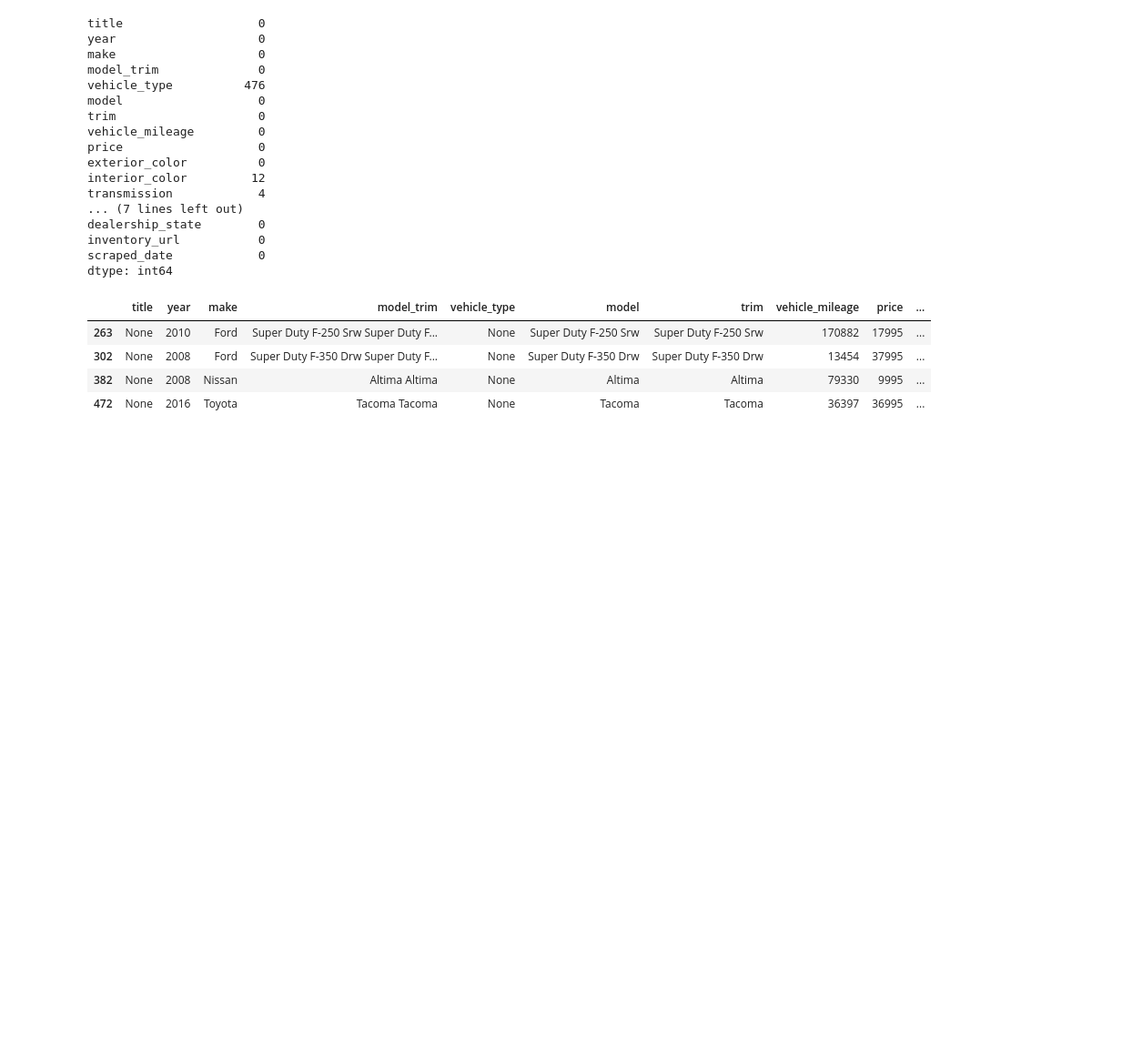
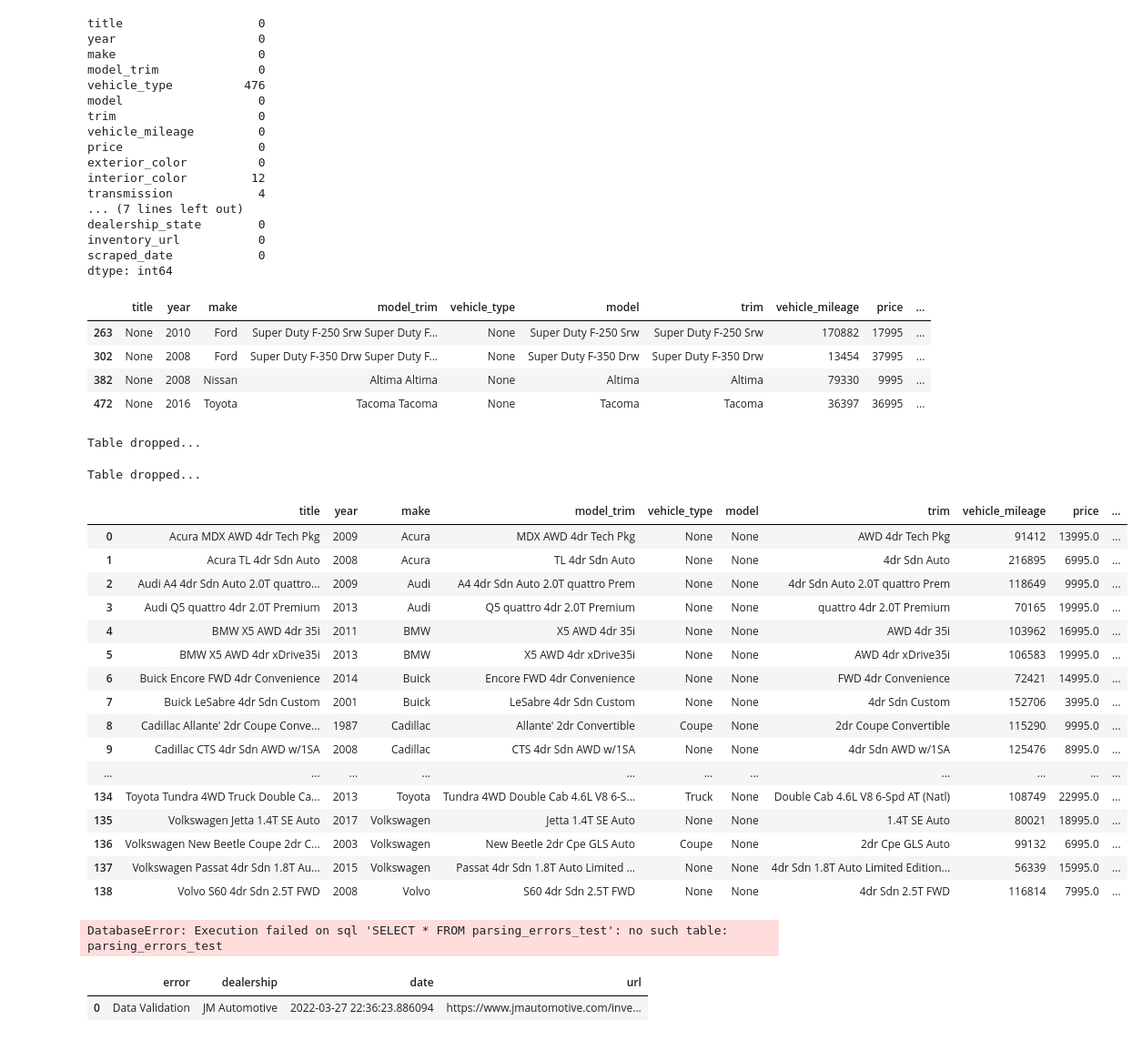
Before and after one commit to dkimhw/inventory-insights, a Jupyter notebook: explore_dealership.ipynb, the cells around one changed output. Shown at 91% size. Cells and saved outputs as stored; diff of their text form; code cells hidden in the pictures; blank space fills up the shorter version.

```diff
--- a/explore_dealership.ipynb
+++ b/explore_dealership.ipynb
@@ -639,3 +656,76 @@ conn.commit()
 
 #Closing the connection
 conn.close()
+# %%
+TABLE_NAME = 'test'
+DB_NAME = 'cars.db'
+
+#Connecting to sqlite
+conn = sqlite3.connect(DB_NAME)
+
+#Creating a cursor object using the cursor() method
+cursor = conn.cursor()
+
+#Doping EMPLOYEE table if already exists
+cursor.execute(f"DROP TABLE {TABLE_NAME}")
+print("Table dropped... ")
+
+#Commit your changes in the database
+conn.commit()
+
+#Closing the connection
+conn.close()
+# %% [output]
+Table dropped...
+# %%
+TABLE_NAME = 'parsing_errors_test'
+DB_NAME = 'cars.db'
+
+#Connecting to sqlite
+conn = sqlite3.connect(DB_NAME)
+
+#Creating a cursor object using the cursor() method
+cursor = conn.cursor()
+
+#Doping EMPLOYEE table if already exists
+cursor.execute(f"DROP TABLE {TABLE_NAME}")
+print("Table dropped... ")
+
+#Commit your changes in the database
+conn.commit()
+
+#Closing the connection
+conn.close()
+# %% [output]
+Table dropped...
+# %%
+conn = sqlite3.connect('cars.db')
+sql_query = "SELECT * FROM test"
+result = pd.read_sql_query(sql_query, conn)
+result
+# %% [output]
+|  | title | year | make | model_trim | vehicle_type | model | trim | vehicle_mileage | price | ... |
+| 0 | Acura MDX AWD 4dr Tech Pkg | 2009 | Acura | MDX AWD 4dr Tech Pkg | None | None | AWD 4dr Tech Pkg | 91412 | 13995.0 | ... |
+| 1 | Acura TL 4dr Sdn Auto | 2008 | Acura | TL 4dr Sdn Auto | None | None | 4dr Sdn Auto | 216895 | 6995.0 | ... |
+| 2 | Audi A4 4dr Sdn Auto 2.0T quattro... | 2009 | Audi | A4 4dr Sdn Auto 2.0T quattro Prem | None | None | 4dr Sdn Auto 2.0T quattro Prem | 118649 | 9995.0 | ... |
+| 3 | Audi Q5 quattro 4dr 2.0T Premium | 2013 | Audi | Q5 quattro 4dr 2.0T Premium | None | None | quattro 4dr 2.0T Premium | 70165 | 19995.0 | ... |
+| 4 | BMW X5 AWD 4dr 35i | 2011 | BMW | X5 AWD 4dr 35i | None | None | AWD 4dr 35i | 103962 | 16995.0 | ... |
+| 5 | BMW X5 AWD 4dr xDrive35i | 2013 | BMW | X5 AWD 4dr xDrive35i | None | None | AWD 4dr xDrive35i | 106583 | 19995.0 | ... |
+| 6 | Buick Encore FWD 4dr Convenience | 2014 | Buick | Encore FWD 4dr Convenience | None | None | FWD 4dr Convenience | 72421 | 14995.0 | ... |
+| 7 | Buick LeSabre 4dr Sdn Custom | 2001 | Buick | LeSabre 4dr Sdn Custom | None | None | 4dr Sdn Custom | 152706 | 3995.0 | ... |
+| 8 | Cadillac Allante' 2dr Coupe Conve... | 1987 | Cadillac | Allante' 2dr Convertible | Coupe | None | 2dr Coupe Convertible | 115290 | 9995.0 | ... |
+| 9 | Cadillac CTS 4dr Sdn AWD w/1SA | 2008 | Cadillac | CTS 4dr Sdn AWD w/1SA | None | None | 4dr Sdn AWD w/1SA | 125476 | 8995.0 | ... |
+| ... | ... | ... | ... | ... | ... | ... | ... | ... | ... | ... |
+| 134 | Toyota Tundra 4WD Truck Double Ca... | 2013 | Toyota | Tundra 4WD Double Cab 4.6L V8 6-S... | Truck | None | Double Cab 4.6L V8 6-Spd AT (Natl) | 108749 | 22995.0 | ... |
+| 135 | Volkswagen Jetta 1.4T SE Auto | 2017 | Volkswagen | Jetta 1.4T SE Auto | None | None | 1.4T SE Auto | 80021 | 18995.0 | ... |
+| 136 | Volkswagen New Beetle Coupe 2dr C... | 2003 | Volkswagen | New Beetle 2dr Cpe GLS Auto | Coupe | None | 2dr Cpe GLS Auto | 99132 | 6995.0 | ... |
+| 137 | Volkswagen Passat 4dr Sdn 1.8T Au... | 2015 | Volkswagen | Passat 4dr Sdn 1.8T Auto Limited ... | None | None | 4dr Sdn 1.8T Auto Limited Edition... | 56339 | 15995.0 | ... |
+| 138 | Volvo S60 4dr Sdn 2.5T FWD | 2008 | Volvo | S60 4dr Sdn 2.5T FWD | None | None | 4dr Sdn 2.5T FWD | 116814 | 7995.0 | ... |
+# %%
+
+conn = sqlite3.connect('cars.db')
+sql_query = "SELECT * FROM parsing_errors_test"
+result = pd.read_sql_query(sql_query, conn)
+result
+# %% [output]
+DatabaseError: Execution failed on sql 'SELECT * FROM parsing_errors_test': no such table: parsing_errors_test
@@ -641,0 +738,5 @@ conn.close()
+# %%
+error_df
+# %% [output]
+|  | error | dealership | date | url |
+| 0 | Data Validation | JM Automotive | 2022-03-27 22:36:23.886094 | https://www.jmautomotive.com/inve... |
```
Also changed, not shown: parts of 27 cells of this notebook, 10 other files.
